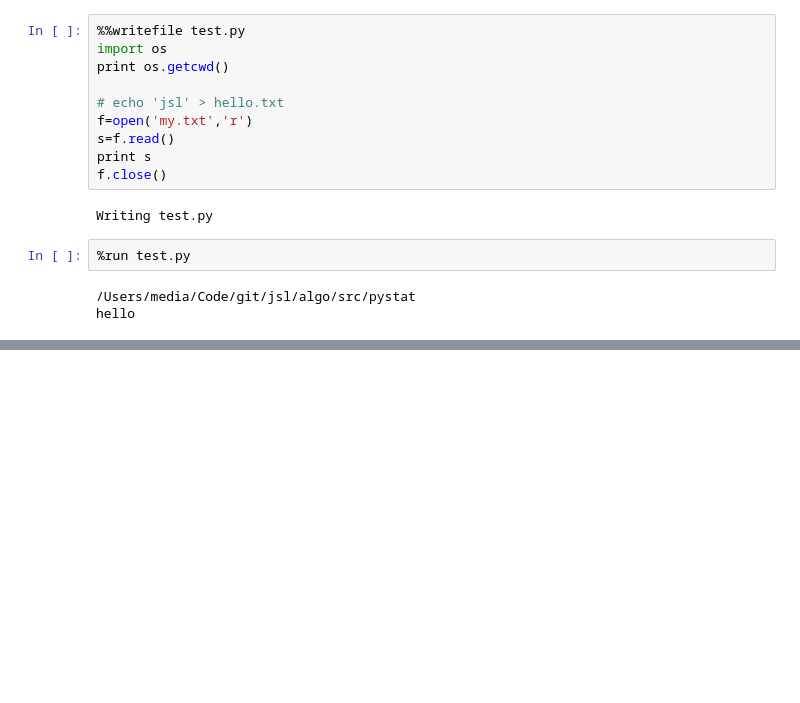
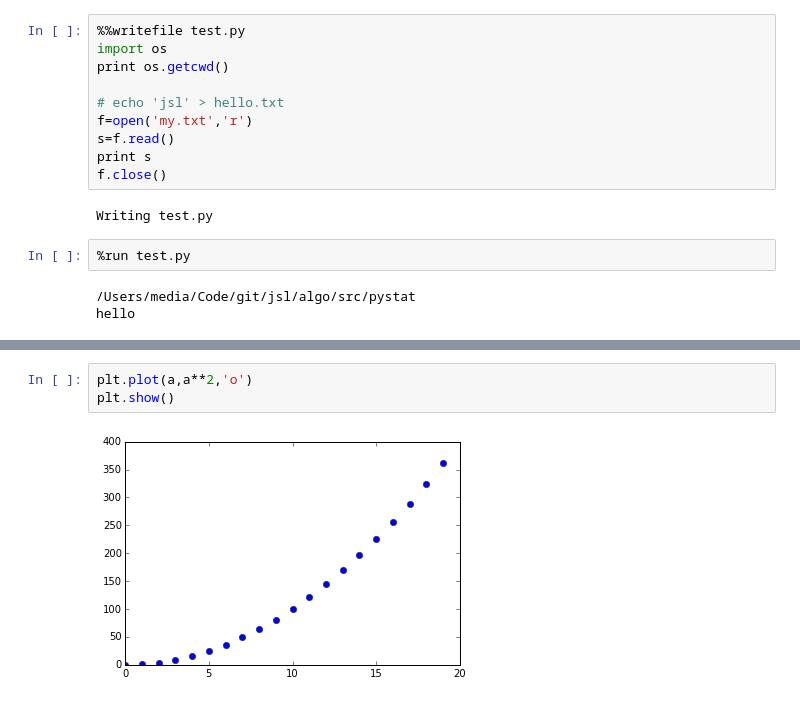
Before and after one commit to smu405/s, a Jupyter notebook: st_intro.ipynb, the cells around one changed output, grey strips where cells are left out. Cells and saved outputs as stored; diff of their text form; blank space fills up the shorter version.

```diff
--- a/st_intro.ipynb
+++ b/st_intro.ipynb
@@ -477,0 +719,5 @@ show()
+# %%
+plt.plot(a,a**2,'o')
+plt.show()
+# %% [output]
+[figure, added]
```
Also changed, not shown: parts of 44 cells of this notebook, 1 other file.
